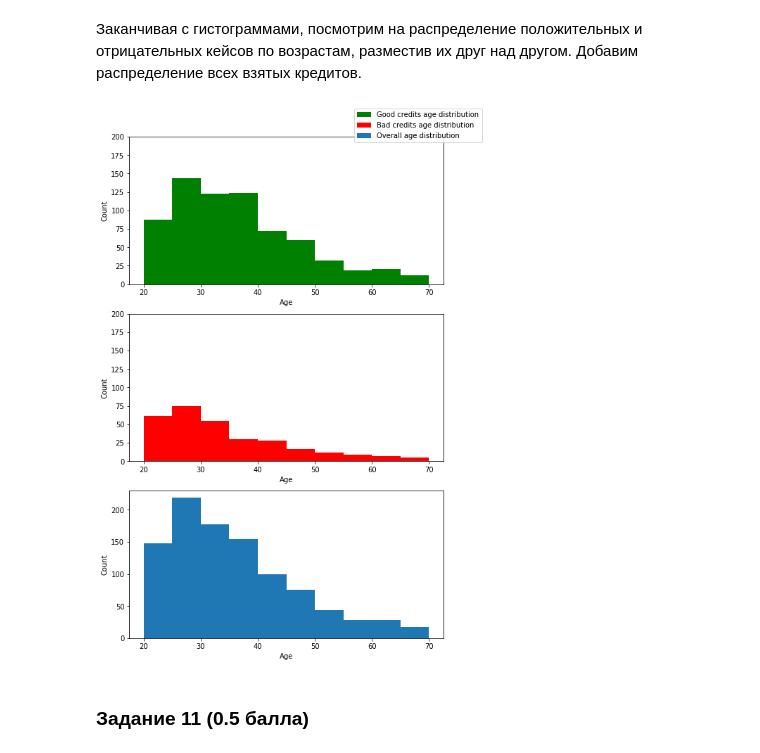
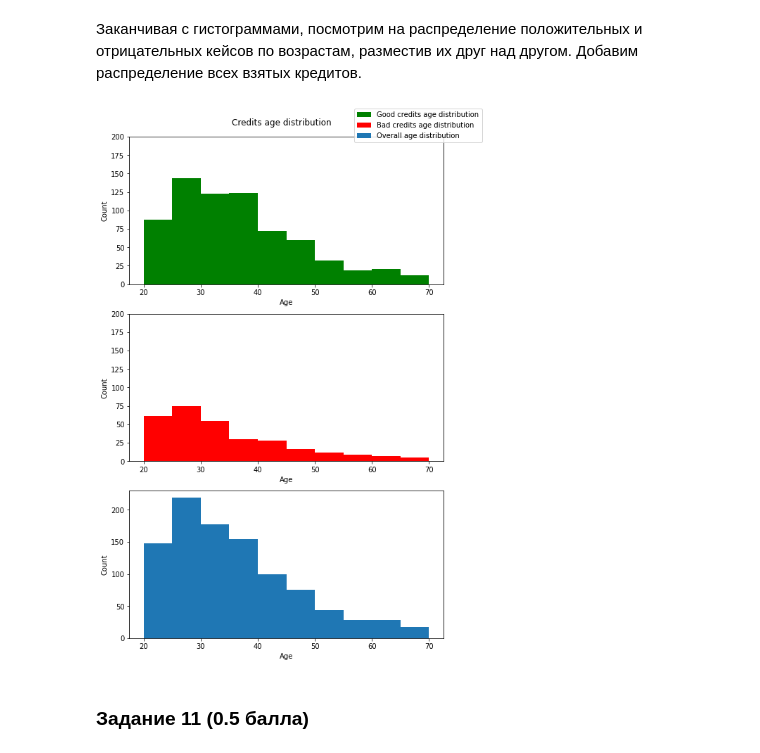
Before and after one commit to lapshinaaa/homework_machineLearning, a Jupyter notebook: homework3.ipynb, the cells around one changed output. Saved outputs shown, nothing was run; the diff lists cells and outputs as text; code cells hidden in the pictures.

```diff
--- a/homework3.ipynb
+++ b/homework3.ipynb
@@ -245,35 +248,39 @@ plt.show()
 # %% [markdown]
 Заканчивая с гистограммами, посмотрим на распределение положительных и отрицательных кейсов по возрастам, разместив их друг над другом. Добавим распределение всех взятых кредитов.
 # %%
-# filtering data by credit risk
+# separating data into two categories
 good_risk = data[data['credit_risk'] == 'good']
 bad_risk = data[data['credit_risk'] == 'bad']
 
 fig, axs = plt.subplots(nrows=3, figsize=(8, 12))
 
-# plotting histograms for good credit risk  (using [] method so that if needed iteration can be performed)
+fig.suptitle('Credits age distribution')
+
+# plotting histograms for good and bad credit risk  (using [] method so that if needed iteration can be performed)
 axs[0].hist(good_risk['age'], color='green', range=(20, 70), label='Good credits age distribution')
 axs[0].set_xlabel('Age')
 axs[0].set_ylabel('Count')
 axs[0].set_ylim([0, 200])
 
-# plotting histograms for bad credit risk
 axs[1].hist(bad_risk['age'], color='red',range=(20, 70), label='Bad credits age distribution')
 axs[1].set_xlabel('Age')
 axs[1].set_ylabel('Count')
 axs[1].set_ylim([0, 200])
 
 # plotting histograms for overall age distribution
 axs[2].hist(data['age'], range=(20, 70), label='Overall age distribution')
 axs[2].set_xlabel('Age')
 axs[2].set_ylabel('Count')
 
 fig.legend()
 fig.subplots_adjust(top=0.95)  # the spacing above the first subplot was too big, so I manually fixed it
 
 plt.show()
+
+# Как видно из данной гистограммы, наибольшее количество заявителей были в возрасте 20-40 лет. В этом возрастном интервале наблюдается
+# как самый большой риск выдачи кредита (так как, вероятно, его погасят успешно), так и его невыдачи.
 # %% [output]
-[figure, old version]
+[figure, new version]
 # %% [markdown]
 ### Задание 11  (0.5 балла)
 # %% [markdown]
```
Also changed, not shown: parts of 9 cells of this notebook.
